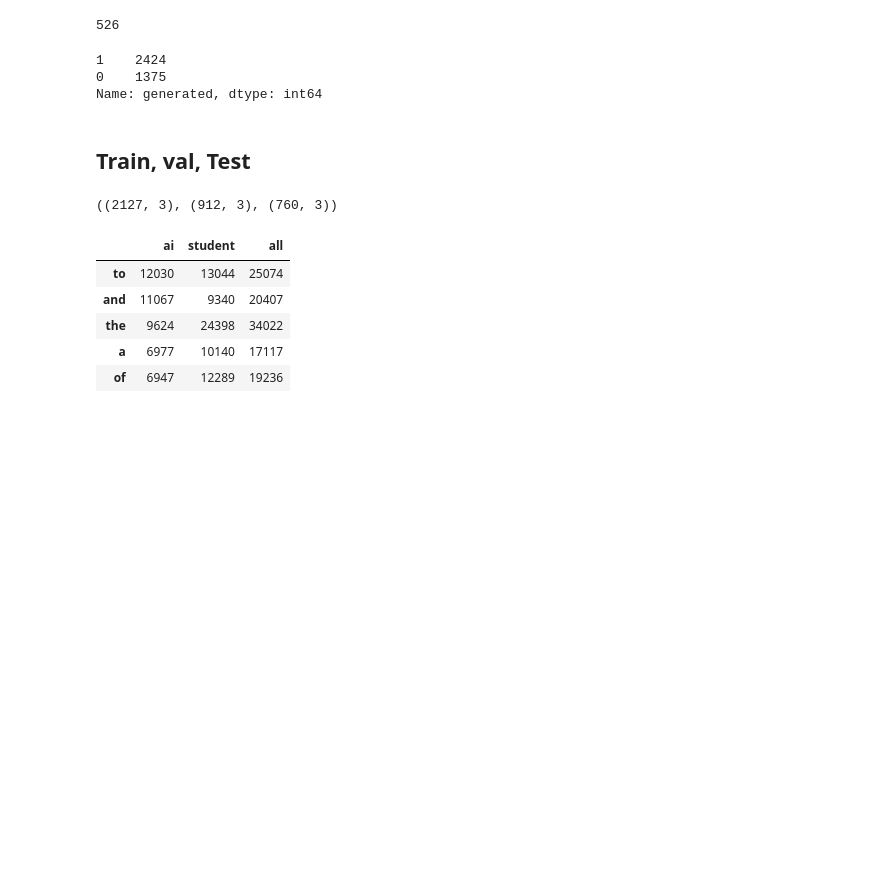
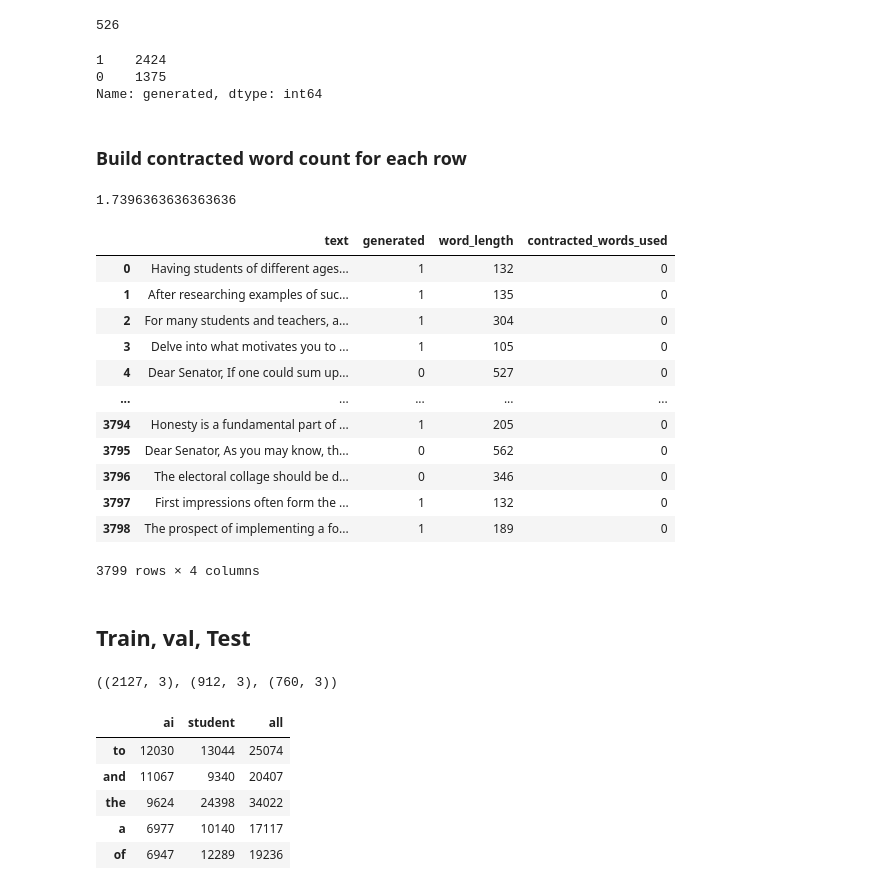
Before and after one commit to Garcia-Burch-NLP/AI-Buster, a Jupyter notebook: Josh/aquire_prep.ipynb, the cells around one changed output. Saved outputs shown, nothing was run; the diff lists cells and outputs as text; code cells hidden in the pictures; blank space fills up the shorter version.

Commit message:
contract word count

```diff
--- a/Josh/aquire_prep.ipynb
+++ b/Josh/aquire_prep.ipynb
@@ -87,6 +90,37 @@ df.generated.value_counts()
 1    2424
 0    1375
 Name: generated, dtype: int64
+# %% [markdown]
+### Build contracted word count for each row
+# %%
+contracted_words = [
+    "aren't", "there's", "can't", "they'd", "couldn't", "they'll", "didn't", "doesn't",
+    "don't", "hadn't", "hasn't", "haven't", "he'd", "he'll", "he's", "I'd", "I'll", "I'm",
+    "I've", "isn't", "let's", "mightn't", "mustn't", "shan't", "she'd", "she'll", "she's",
+    "shouldn't", "won't", "wouldn't", "you'd", "you'll", "you're", "you've"
+    ]
+# %%
+df['contracted_words_used']= df['text'].apply(lambda x: sum(word in x for word in contracted_words))
+# %%
+df[df.generated == 0].contracted_words_used.mean()
+# %% [output]
+1.7396363636363636
+# %%
+df
+# %% [output]
+|  | text | generated | word_length | contracted_words_used |
+| 0 | Having students of different ages... | 1 | 132 | 0 |
+| 1 | After researching examples of suc... | 1 | 135 | 0 |
+| 2 | For many students and teachers, a... | 1 | 304 | 0 |
+| 3 | Delve into what motivates you to ... | 1 | 105 | 0 |
+| 4 | Dear Senator, If one could sum up... | 0 | 527 | 0 |
+| ... | ... | ... | ... | ... |
+| 3794 | Honesty is a fundamental part of ... | 1 | 205 | 0 |
+| 3795 | Dear Senator, As you may know, th... | 0 | 562 | 0 |
+| 3796 | The electoral collage should be d... | 0 | 346 | 0 |
+| 3797 | First impressions often form the ... | 1 | 132 | 0 |
+| 3798 | The prospect of implementing a fo... | 1 | 189 | 0 |
+3799 rows × 4 columns
 # %% [markdown]
 ## Train, val, Test
 # %%
```
Also changed, not shown: parts of 4 cells of this notebook.
